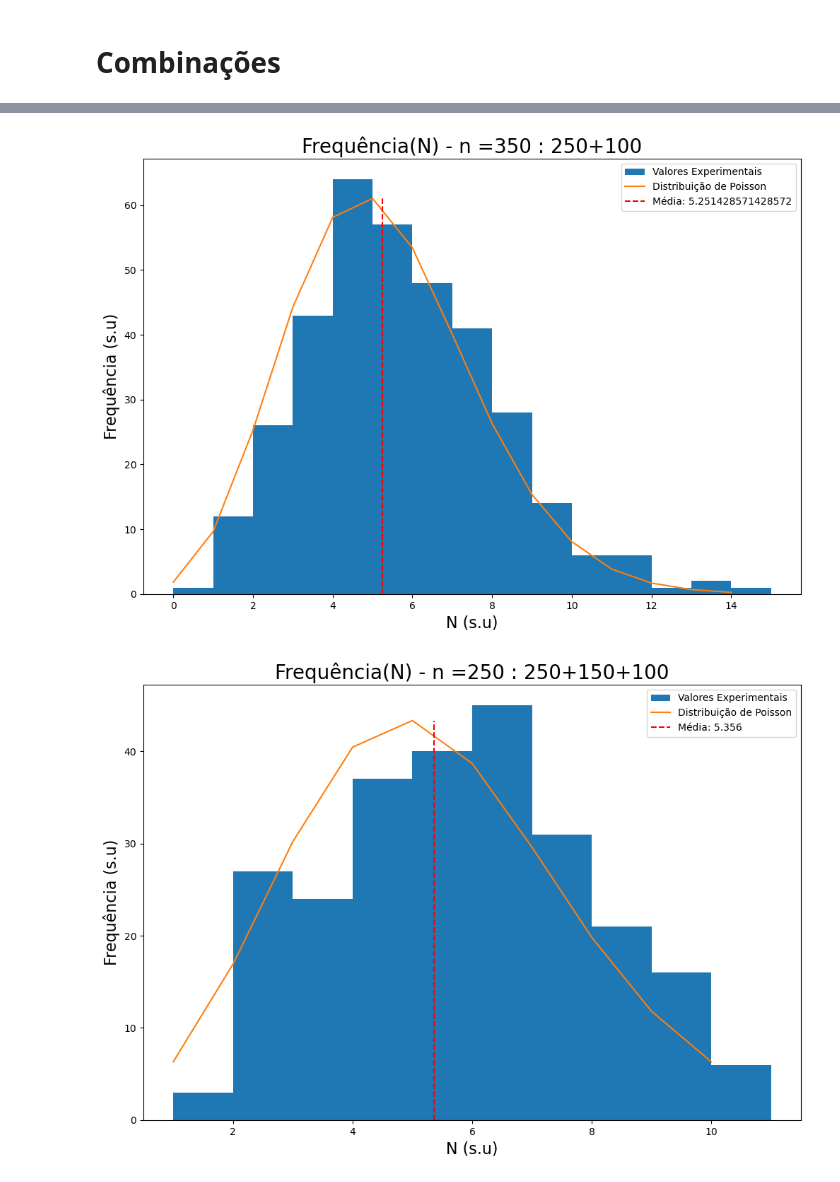
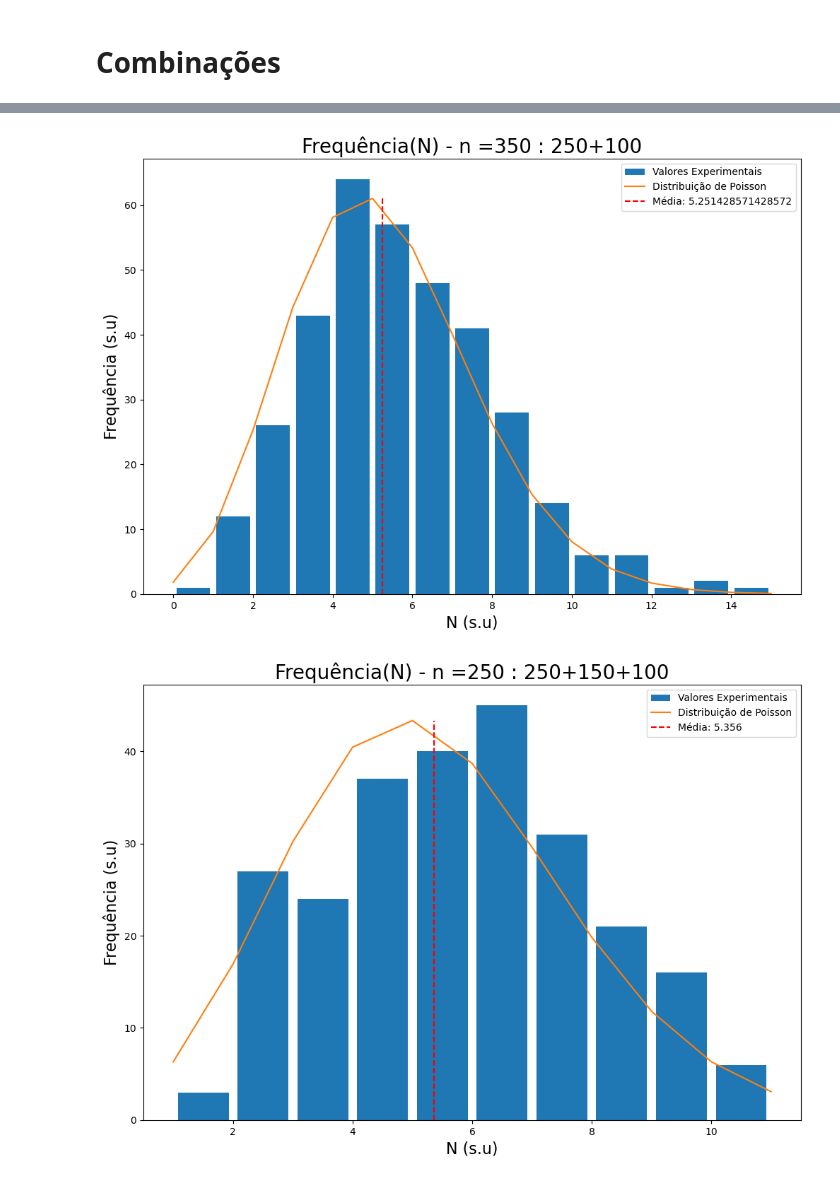
Before and after one commit to sergisousa/LABSFISICAIII, a Jupyter notebook: EXP 5/Untitled.ipynb, the cells around one changed output, grey strips where cells are left out. Cells and saved outputs as stored; diff of their text form; code cells hidden in the pictures.

```diff
--- a/EXP 5/Untitled.ipynb
+++ b/EXP 5/Untitled.ipynb
@@ -718,8 +718,8 @@ med = sum(yvals)/len(yvals)
 medl= np.copy(xvals)
 medl.fill(med)
 plt.figure(figsize=(12,8))
-plt.hist(yvals,int(max(yvals)-min(yvals)), label="Valores Experimentais")
-xvals = np.arange(min(yvals),max(yvals))
+plt.hist(yvals,int(max(yvals)-min(yvals)), label="Valores Experimentais", rwidth=0.85)
+xvals = np.arange(min(yvals),max(yvals)+1)
 yvals = poisson.pmf(xvals,med) * len(yvals)
 medl = [med,med]
 ymedl = [0,max(yvals)]
@@ -743,8 +743,8 @@ med = sum(yvals)/len(yvals)
 medl= np.copy(xvals)
 medl.fill(med)
 plt.figure(figsize=(12,8))
-plt.hist(yvals,int(max(yvals)-min(yvals)), label="Valores Experimentais")
-xvals = np.arange(min(yvals),max(yvals))
+plt.hist(yvals,int(max(yvals)-min(yvals)), label="Valores Experimentais", rwidth=0.85)
+xvals = np.arange(min(yvals),max(yvals)+1)
 yvals = poisson.pmf(xvals,med) * len(yvals)
 medl = [med,med]
 ymedl = [0,max(yvals)]
@@ -768,8 +768,8 @@ med = sum(yvals)/len(yvals)
 medl= np.copy(xvals)
 medl.fill(med)
 plt.figure(figsize=(12,8))
-plt.hist(yvals,int(max(yvals)-min(yvals)), label="Valores Experimentais")
-xvals = np.arange(min(yvals),max(yvals))
+plt.hist(yvals,int(max(yvals)-min(yvals)), label="Valores Experimentais", rwidth=0.85)
+xvals = np.arange(min(yvals),max(yvals)+1)
 yvals = poisson.pmf(xvals,med) * len(yvals)
 medl = [med,med]
 ymedl = [0,max(yvals)]
@@ -793,8 +793,8 @@ med = sum(yvals)/len(yvals)
 medl= np.copy(xvals)
 medl.fill(med)
 plt.figure(figsize=(12,8))
-plt.hist(yvals,int(max(yvals)-min(yvals)), label="Valores Experimentais")
-xvals = np.arange(min(yvals),max(yvals))
+plt.hist(yvals,int(max(yvals)-min(yvals)), label="Valores Experimentais", rwidth=0.85)
+xvals = np.arange(min(yvals),max(yvals)+1)
 yvals = poisson.pmf(xvals,med) * len(yvals)
 medl = [med,med]
 ymedl = [0,max(yvals)]
@@ -811,2 +811,2 @@ plt.show()
-[figure, old version]
+[figure, new version]
-[figure, old version]
+[figure, new version]
```
Also changed, not shown: parts of 10 cells of this notebook.
